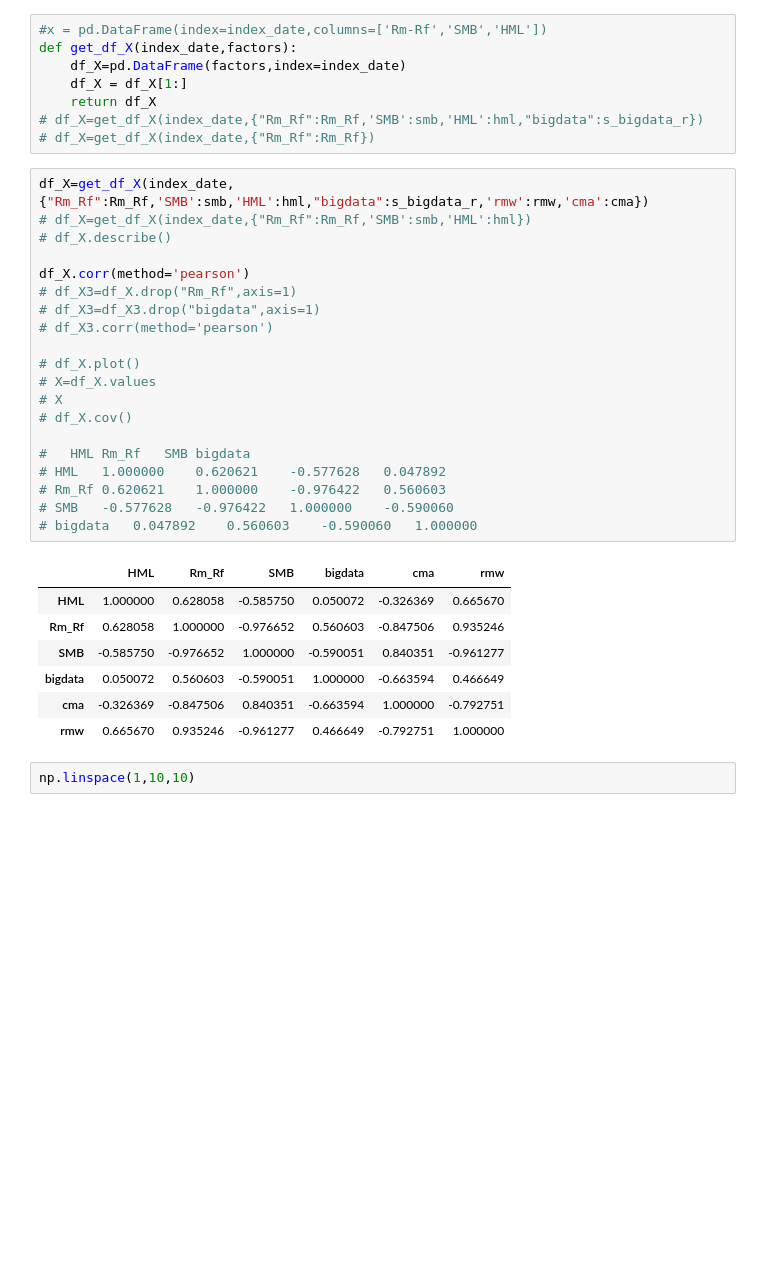
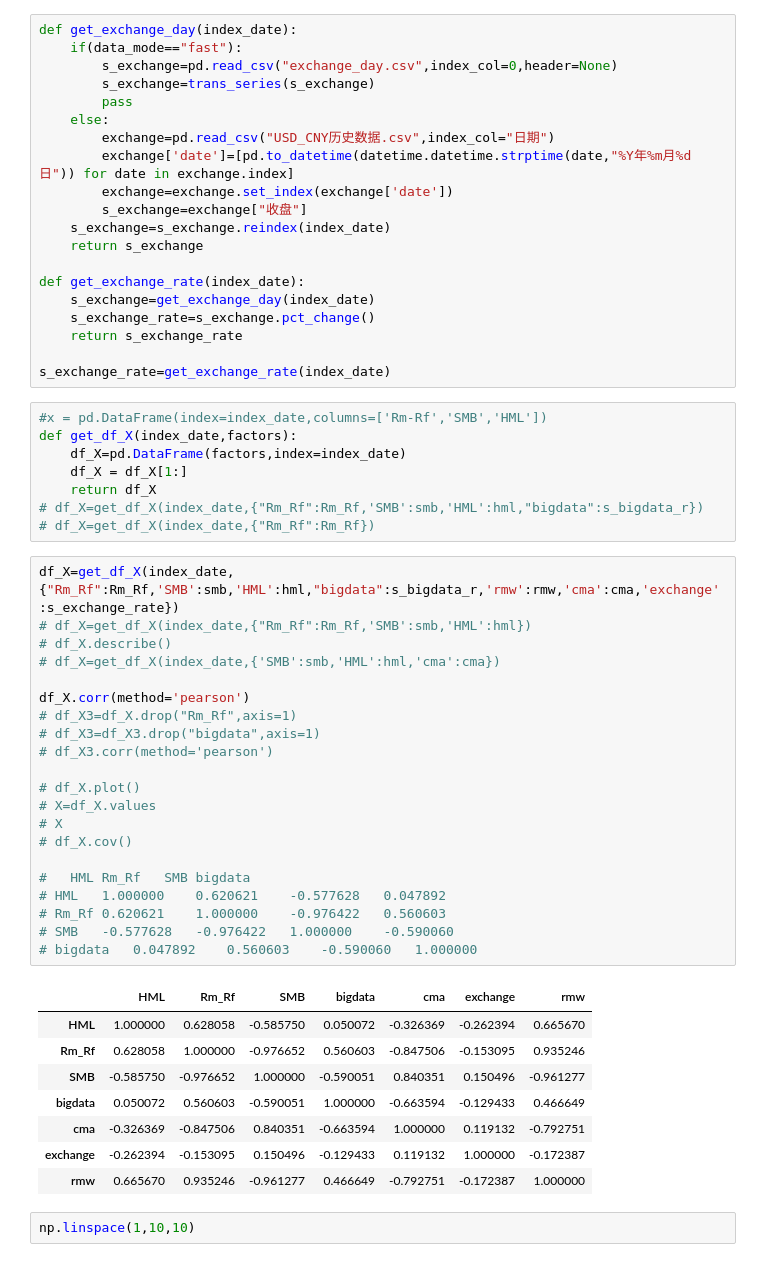
Before and after one commit to brainee/fama, a Jupyter notebook: fama5/zy-fama-frech-4-generial.ipynb, the cells around one changed output. Saved outputs shown, nothing was run; the diff lists cells and outputs as text; blank space fills up the shorter version.

```diff
--- a/fama5/zy-fama-frech-4-generial.ipynb
+++ b/fama5/zy-fama-frech-4-generial.ipynb
@@ -812,3 +816,23 @@ Name: 1, Length: 96, dtype: float64
+# %%
+def get_exchange_day(index_date):
+    if(data_mode=="fast"):
+        s_exchange=pd.read_csv("exchange_day.csv",index_col=0,header=None)
+        s_exchange=trans_series(s_exchange)
+        pass
+    else:
+        exchange=pd.read_csv("USD_CNY历史数据.csv",index_col="日期")
+        exchange['date']=[pd.to_datetime(datetime.datetime.strptime(date,"%Y年%m月%d日")) for date in exchange.index]
+        exchange=exchange.set_index(exchange['date'])
+        s_exchange=exchange["收盘"]
+    s_exchange=s_exchange.reindex(index_date)
+    return s_exchange
+
+def get_exchange_rate(index_date):
+    s_exchange=get_exchange_day(index_date)
+    s_exchange_rate=s_exchange.pct_change()
+    return s_exchange_rate
+
+s_exchange_rate=get_exchange_rate(index_date)
 # %%
 #x = pd.DataFrame(index=index_date,columns=['Rm-Rf','SMB','HML'])
 def get_df_X(index_date,factors):
@@ -818,33 +842,35 @@ def get_df_X(index_date,factors):
 # df_X=get_df_X(index_date,{"Rm_Rf":Rm_Rf,'SMB':smb,'HML':hml,"bigdata":s_bigdata_r})
 # df_X=get_df_X(index_date,{"Rm_Rf":Rm_Rf})
 # %%
-df_X=get_df_X(index_date,{"Rm_Rf":Rm_Rf,'SMB':smb,'HML':hml,"bigdata":s_bigdata_r,'rmw':rmw,'cma':cma})
+df_X=get_df_X(index_date,{"Rm_Rf":Rm_Rf,'SMB':smb,'HML':hml,"bigdata":s_bigdata_r,'rmw':rmw,'cma':cma,'exchange':s_exchange_rate})
 # df_X=get_df_X(index_date,{"Rm_Rf":Rm_Rf,'SMB':smb,'HML':hml})
 # df_X.describe()
+# df_X=get_df_X(index_date,{'SMB':smb,'HML':hml,'cma':cma})
 
 df_X.corr(method='pearson')
 # df_X3=df_X.drop("Rm_Rf",axis=1)
 # df_X3=df_X3.drop("bigdata",axis=1)
 # df_X3.corr(method='pearson')
 
 # df_X.plot()
 # X=df_X.values
 # X
 # df_X.cov()
 
 # 	HML	Rm_Rf	SMB	bigdata
 # HML	1.000000	0.620621	-0.577628	0.047892
 # Rm_Rf	0.620621	1.000000	-0.976422	0.560603
 # SMB	-0.577628	-0.976422	1.000000	-0.590060
 # bigdata	0.047892	0.560603	-0.590060	1.000000
 # %% [output]
-|  | HML | Rm_Rf | SMB | bigdata | cma | rmw |
-| HML | 1.000000 | 0.628058 | -0.585750 | 0.050072 | -0.326369 | 0.665670 |
-| Rm_Rf | 0.628058 | 1.000000 | -0.976652 | 0.560603 | -0.847506 | 0.935246 |
-| SMB | -0.585750 | -0.976652 | 1.000000 | -0.590051 | 0.840351 | -0.961277 |
-| bigdata | 0.050072 | 0.560603 | -0.590051 | 1.000000 | -0.663594 | 0.466649 |
-| cma | -0.326369 | -0.847506 | 0.840351 | -0.663594 | 1.000000 | -0.792751 |
-| rmw | 0.665670 | 0.935246 | -0.961277 | 0.466649 | -0.792751 | 1.000000 |
+|  | HML | Rm_Rf | SMB | bigdata | cma | exchange | rmw |
+| HML | 1.000000 | 0.628058 | -0.585750 | 0.050072 | -0.326369 | -0.262394 | 0.665670 |
+| Rm_Rf | 0.628058 | 1.000000 | -0.976652 | 0.560603 | -0.847506 | -0.153095 | 0.935246 |
+| SMB | -0.585750 | -0.976652 | 1.000000 | -0.590051 | 0.840351 | 0.150496 | -0.961277 |
+| bigdata | 0.050072 | 0.560603 | -0.590051 | 1.000000 | -0.663594 | -0.129433 | 0.466649 |
+| cma | -0.326369 | -0.847506 | 0.840351 | -0.663594 | 1.000000 | 0.119132 | -0.792751 |
+| exchange | -0.262394 | -0.153095 | 0.150496 | -0.129433 | 0.119132 | 1.000000 | -0.172387 |
+| rmw | 0.665670 | 0.935246 | -0.961277 | 0.466649 | -0.792751 | -0.172387 | 1.000000 |
 # %%
 np.linspace(1,10,10)
 # %% [output]
```
Also changed, not shown: parts of 13 cells of this notebook, 1 other file.
